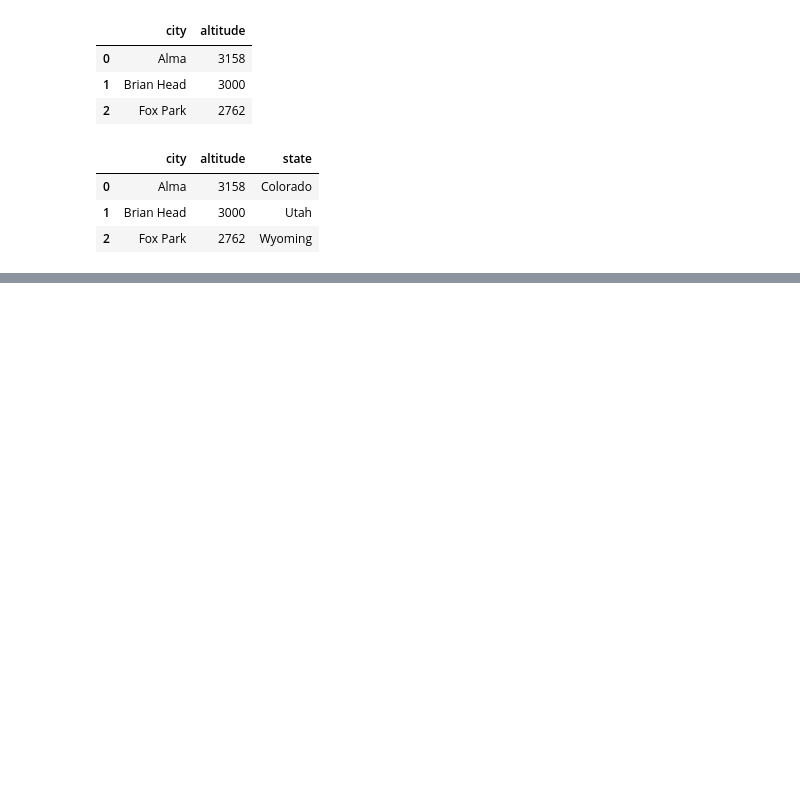
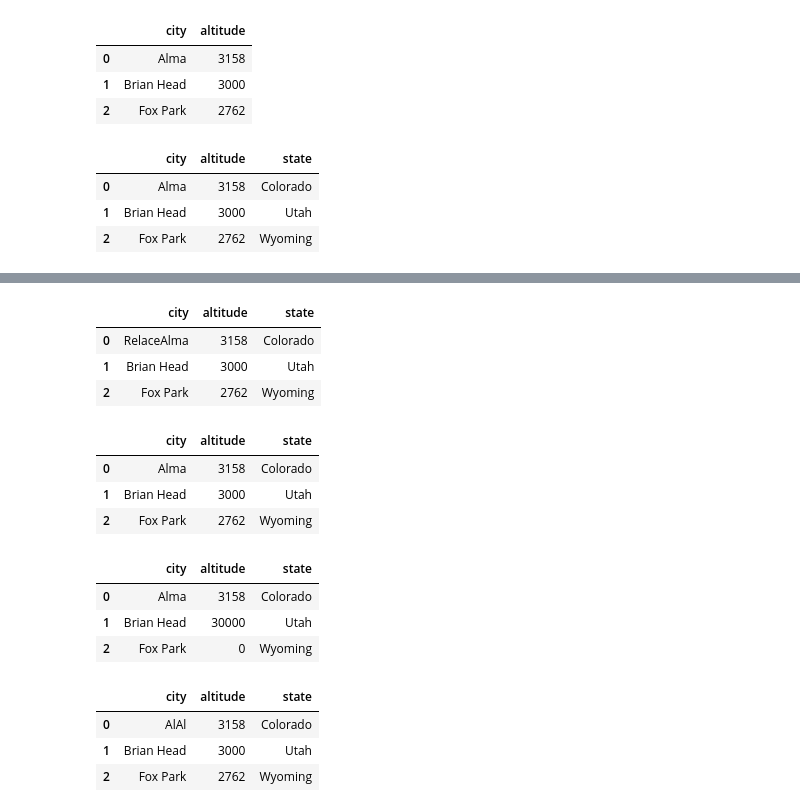
Before and after one commit to largekind/DataScience, a Jupyter notebook: DataFix.ipynb, the cells around one changed output, grey strips where cells are left out. Drawn from its saved outputs; the diff is of its cells as text; code cells hidden in the pictures; blank space fills up the shorter version.

Commit message:
Add usage replace

```diff
--- a/DataFix.ipynb
+++ b/DataFix.ipynb
@@ -545,0 +551,31 @@ dframe
+# %%
+dframe.replace('Alma','RelaceAlma')
+# %% [output]
+|  | city | altitude | state |
+| 0 | RelaceAlma | 3158 | Colorado |
+| 1 | Brian Head | 3000 | Utah |
+| 2 | Fox Park | 2762 | Wyoming |
+# %%
+# dframeには影響なし
+dframe
+# %% [output]
+|  | city | altitude | state |
+| 0 | Alma | 3158 | Colorado |
+| 1 | Brian Head | 3000 | Utah |
+| 2 | Fox Park | 2762 | Wyoming |
+# %%
+# リストとして複数指定も可能
+dframe.replace([2762,3000],[0,30000])
+# %% [output]
+|  | city | altitude | state |
+| 0 | Alma | 3158 | Colorado |
+| 1 | Brian Head | 30000 | Utah |
+| 2 | Fox Park | 0 | Wyoming |
+# %%
+# 辞書型も使用可能
+dframe.replace({'Alma':'AlAl'})
+# %% [output]
+|  | city | altitude | state |
+| 0 | AlAl | 3158 | Colorado |
+| 1 | Brian Head | 3000 | Utah |
+| 2 | Fox Park | 2762 | Wyoming |
```
Also changed, not shown: parts of 1 cell of this notebook.
